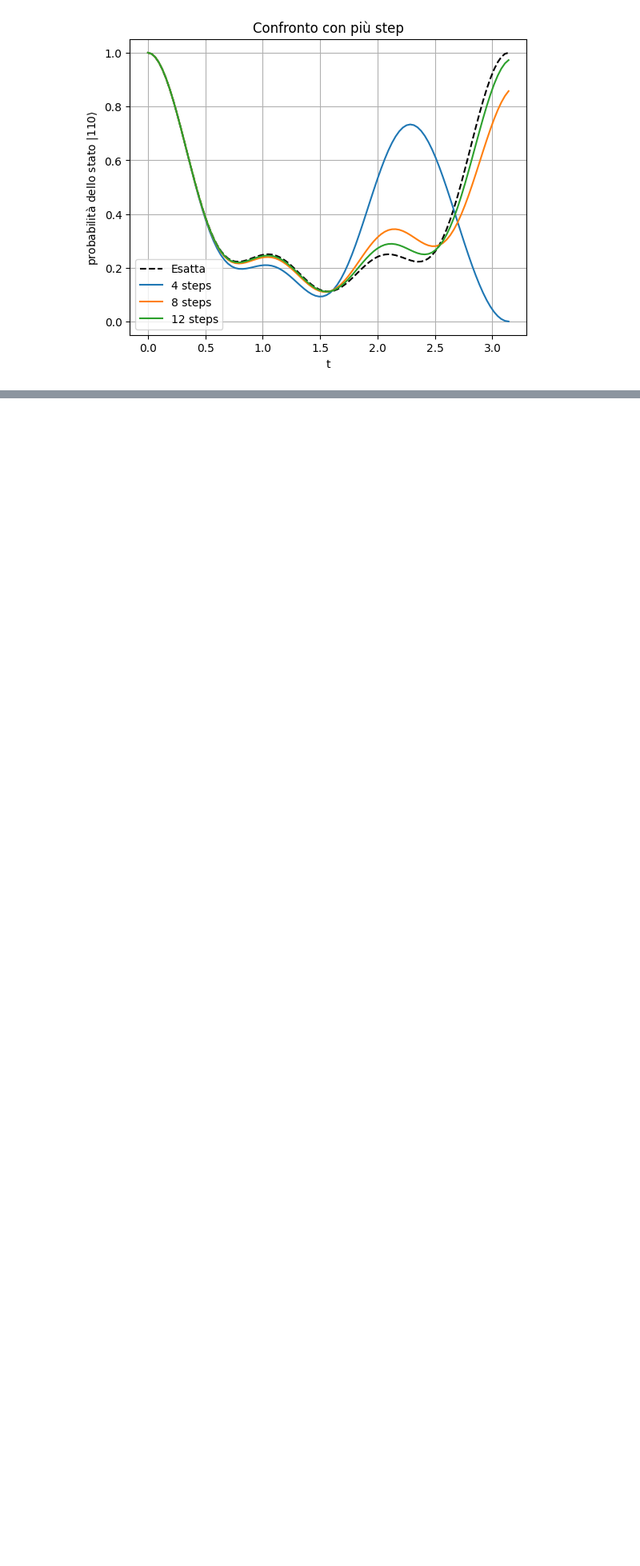
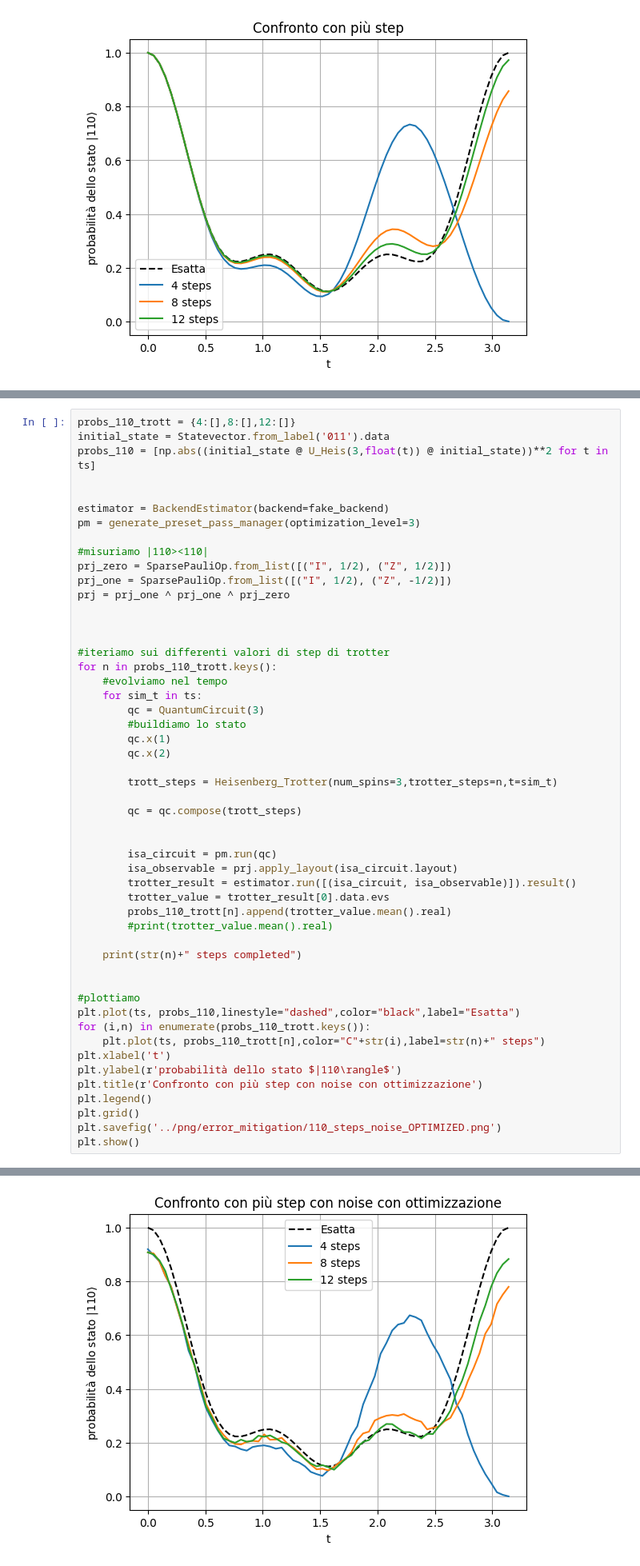
Before and after one commit to qismib/TETrIs, a Jupyter notebook: notebooks/first_exercise.ipynb, the cells around one changed output, grey strips where cells are left out. Shown at 80% size. Drawn from its saved outputs; the diff is of its cells as text; blank space fills up the shorter version.

Commit message:
Error mitigation with transpile via pm

```diff
--- a/notebooks/first_exercise.ipynb
+++ b/notebooks/first_exercise.ipynb
@@ -430,0 +466,52 @@ NameError: name 'Statevector' is not defined
+# %%
+probs_110_trott = {4:[],8:[],12:[]}
+initial_state = Statevector.from_label('011').data
+probs_110 = [np.abs((initial_state @ U_Heis(3,float(t)) @ initial_state))**2 for t in ts]
+
+
+estimator = BackendEstimator(backend=fake_backend)
+pm = generate_preset_pass_manager(optimization_level=3)
+
+#misuriamo |110><110|
+prj_zero = SparsePauliOp.from_list([("I", 1/2), ("Z", 1/2)])
+prj_one = SparsePauliOp.from_list([("I", 1/2), ("Z", -1/2)])
+prj = prj_one ^ prj_one ^ prj_zero
+
+
+
+#iteriamo sui differenti valori di step di trotter
+for n in probs_110_trott.keys():
+    #evolviamo nel tempo
+    for sim_t in ts:
+        qc = QuantumCircuit(3)
+        #buildiamo lo stato
+        qc.x(1)
+        qc.x(2)
+
+        trott_steps = Heisenberg_Trotter(num_spins=3,trotter_steps=n,t=sim_t)
+
+        qc = qc.compose(trott_steps)
+
+
+        isa_circuit = pm.run(qc)
+        isa_observable = prj.apply_layout(isa_circuit.layout)
+        trotter_result = estimator.run([(isa_circuit, isa_observable)]).result()
+        trotter_value = trotter_result[0].data.evs
+        probs_110_trott[n].append(trotter_value.mean().real)
+        #print(trotter_value.mean().real)
+
+    print(str(n)+" steps completed")
+
+
+#plottiamo
+plt.plot(ts, probs_110,linestyle="dashed",color="black",label="Esatta")
+for (i,n) in enumerate(probs_110_trott.keys()):
+    plt.plot(ts, probs_110_trott[n],color="C"+str(i),label=str(n)+" steps")
+plt.xlabel('t')
+plt.ylabel(r'probabilità dello stato $|110\rangle$')
+plt.title(r'Confronto con più step con noise con ottimizzazione')
+plt.legend()
+plt.grid()
+plt.savefig('../png/error_mitigation/110_steps_noise_OPTIMIZED.png')
+plt.show()
+# %% [output]
@@ -431,3 +521,4 @@ NameError: name 'Statevector' is not defined
+[figure, added]
 # %% [markdown]
 ## SULL'ERRORE
 # %% [markdown]
```
Also changed, not shown: parts of 7 cells of this notebook, 18 other files.
